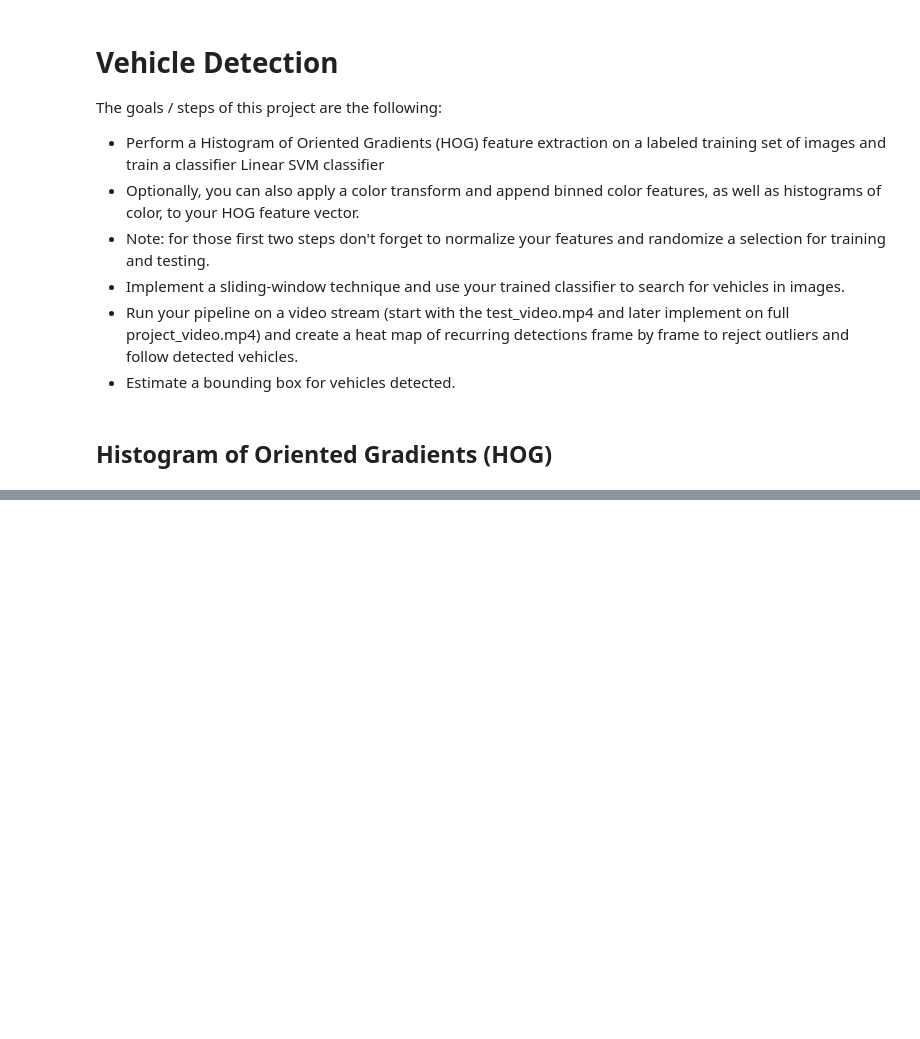
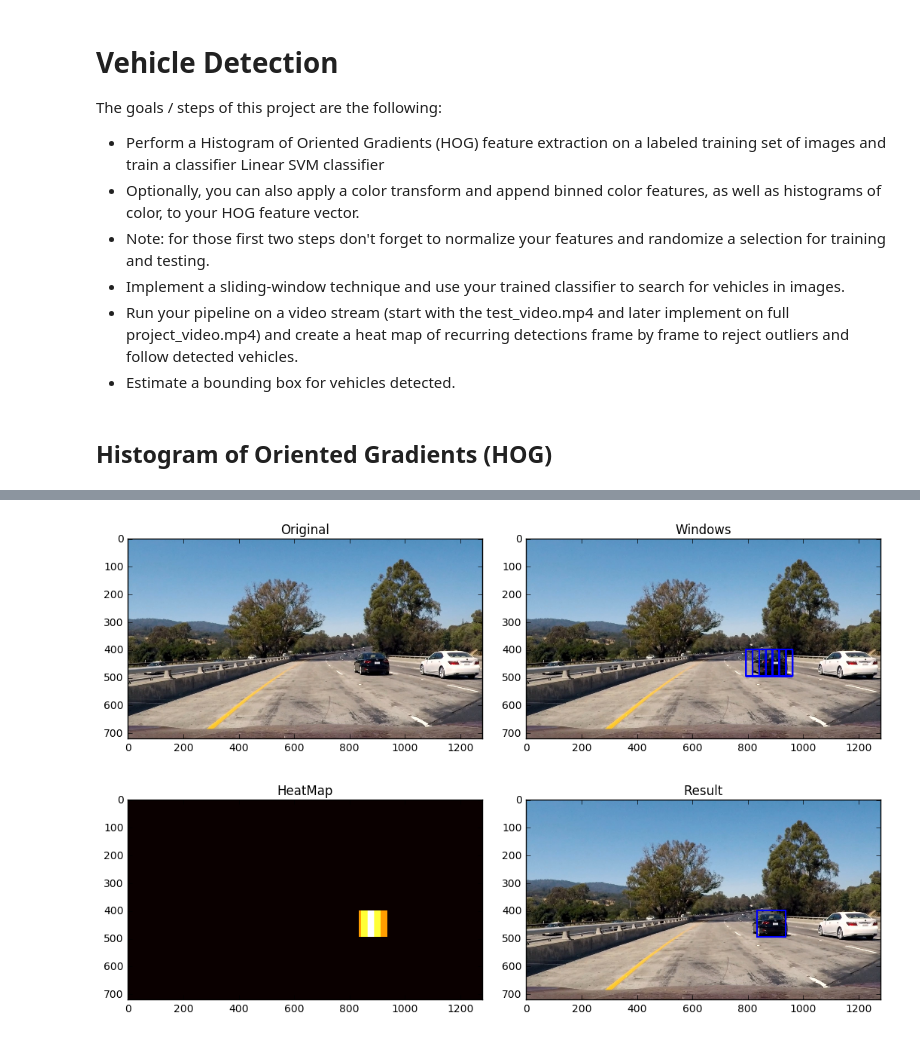
Before and after one commit to mstuefer/CarND-Vehicle-Detection, a Jupyter notebook: Main.ipynb, the cells around one changed output, grey strips where cells are left out. Drawn from its saved outputs; the diff is of its cells as text; code cells hidden in the pictures; blank space fills up the shorter version.

```diff
--- a/Main.ipynb
+++ b/Main.ipynb
@@ -262,0 +281,71 @@ plt.imshow(out_img)
+# %%
+# Heatmap
+
+from scipy.ndimage.measurements import label
+
+heat = np.zeros_like(test_img[:,:,0]).astype(np.float)
+
+def add_heat(heatmap, bbox_list):
+    # Iterate through list of bboxes
+    for box in bbox_list:
+        # Add += 1 for all pixels inside each bbox
+        # Assuming each "box" takes the form ((x1, y1), (x2, y2))
+        heatmap[box[0][1]:box[1][1], box[0][0]:box[1][0]] += 1
+
+    # Return updated heatmap
+    return heatmap# Iterate through list of bboxes
+
+def apply_threshold(heatmap, threshold):
+    # Zero out pixels below the threshold
+    heatmap[heatmap <= threshold] = 0
+    # Return thresholded map
+    return heatmap
+
+def draw_labeled_bboxes(img, labels):
+    # Iterate through all detected cars
+    for car_number in range(1, labels[1]+1):
+        # Find pixels with each car_number label value
+        nonzero = (labels[0] == car_number).nonzero()
+        # Identify x and y values of those pixels
+        nonzeroy = np.array(nonzero[0])
+        nonzerox = np.array(nonzero[1])
+        # Define a bounding box based on min/max x and y
+        bbox = ((np.min(nonzerox), np.min(nonzeroy)), (np.max(nonzerox), np.max(nonzeroy)))
+        # Draw the box on the image
+        cv2.rectangle(img, bbox[0], bbox[1], (0,0,255), 6)
+    # Return the image
+    return img
+
+# Add heat to each box in box list
+heat = add_heat(heat,final_box_list)
+
+# Apply threshold to help remove false positives
+heat = apply_threshold(heat,2)
+
+# Visualize the heatmap when displaying
+heatmap = np.clip(heat, 0, 255)
+
+# Find final boxes from heatmap using label function
+labels = label(heatmap)
+draw_img = draw_labeled_bboxes(np.copy(test_img), labels)
+
+# plt.imshow(heatmap, cmap="hot")
+
+f, (ax1, ax2) = plt.subplots(1, 2, figsize=(10, 8))
+f.tight_layout()
+ax1.imshow(test_img, cmap='gray')
+ax1.set_title('Original', fontsize=12)
+ax2.imshow(out_img15, cmap='gray')
+ax2.set_title('Windows', fontsize=12)
+plt.subplots_adjust(left=0., right=1, top=0.9, bottom=0.)
+
+f, (ax3, ax4) = plt.subplots(1, 2, figsize=(10, 8))
+f.tight_layout()
+ax3.imshow(heatmap, cmap='hot')
+ax3.set_title('HeatMap', fontsize=12)
+ax4.imshow(draw_img, cmap='gray')
+ax4.set_title('Result', fontsize=12)
+plt.subplots_adjust(left=0., right=1, top=0.9, bottom=0.)
+# %% [output]
+[figure, added]
+[figure, added]
```
Also changed, not shown: parts of 5 cells of this notebook.
